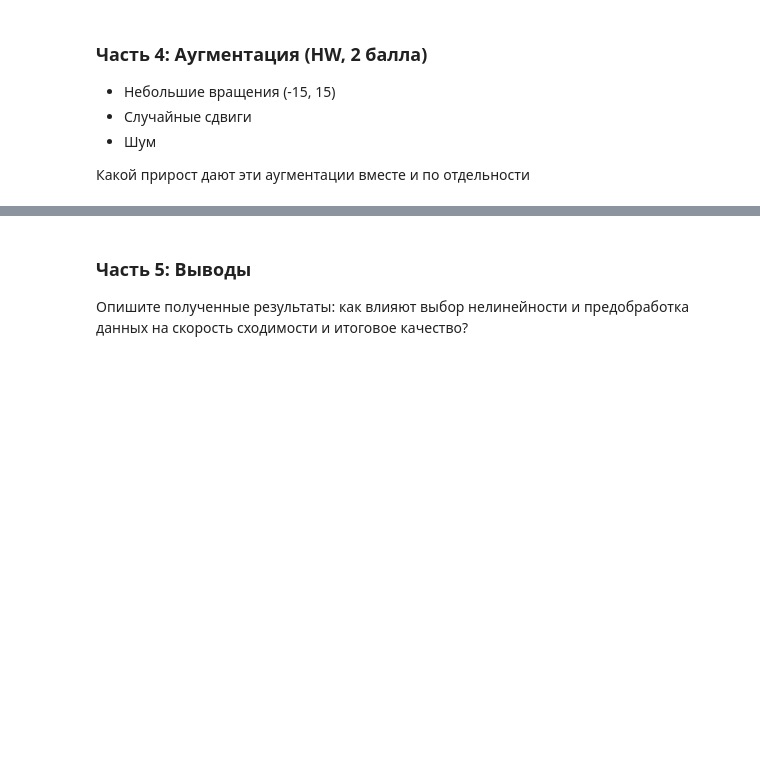
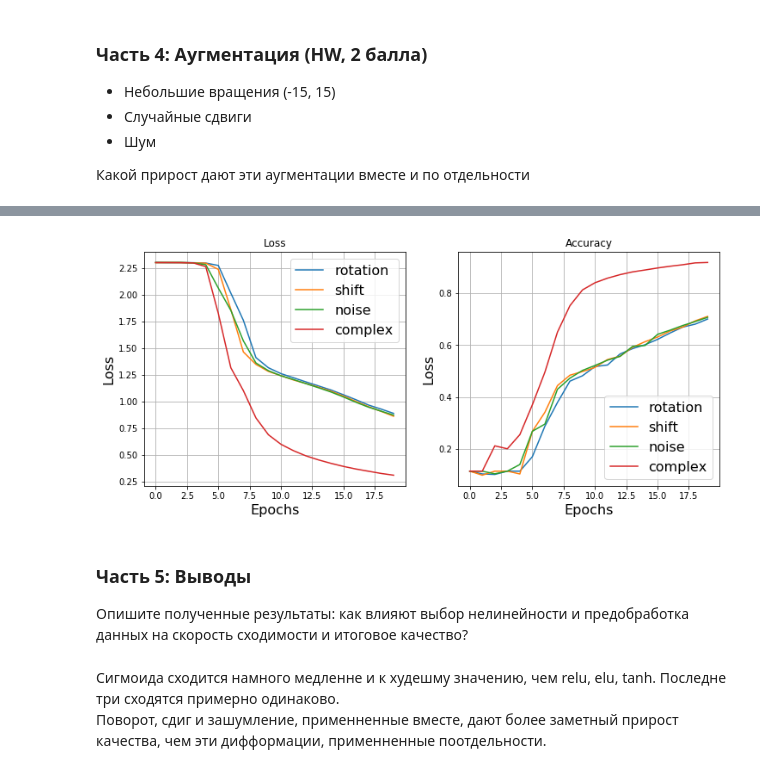
Before and after one commit to MariaMsu/Neural_Network, a Jupyter notebook: Cherepnina_2.ipynb, the cells around one changed output, grey strips where cells are left out. Cells and saved outputs as stored; diff of their text form; code cells hidden in the pictures; blank space fills up the shorter version.

```diff
--- a/Cherepnina_2.ipynb
+++ b/Cherepnina_2.ipynb
@@ -252,0 +387,15 @@ from skimage.transform import rotate
+# %%
+transform_all = transforms.Compose([
+                       transforms.RandomAffine(15, (0.1, 0.1)),
+                       transforms.ToTensor(),
+                       transforms.Lambda(lambda x: x + 0.1 * torch.randn_like(x)),
+                       transforms.Normalize((0.1307,), (0.3081,))
+                    ])
+
+train_loader, test_loader = data_prepare(transform_all)
+network = NeuralNetwork([Linear(784, 100), Sigmoid(),
+               Linear(100, 100), Sigmoid(),
+               Linear(100, 10)])
+loss = NLLLoss()
+
+tr_Aс, ts_Aс, tr_ac_Aс, ts_ac_Aс = train(network, 20, 0.01, plot=False, verbose=True)
@@ -253,3 +404,31 @@ from skimage.transform import rotate
+# %%
+plt.figure(figsize=(12, 5))
+plt.subplot(1, 2, 1)
+plt.title('Loss')
+plt.plot(ts_Ar, label='rotation')
+plt.plot(ts_As, label='shift')
+plt.plot(ts_An, label='noise')
+plt.plot(ts_Aс, label='complex')
+plt.xlabel('Epochs', fontsize=16)
+plt.ylabel('Loss', fontsize=16)
+plt.legend(loc=0, fontsize=16)
+plt.grid()
+plt.subplot(1, 2, 2)
+plt.title('Accuracy')
+plt.plot(ts_ac_Ar, label='rotation')
+plt.plot(ts_ac_As, label='shift')
+plt.plot(ts_ac_An, label='noise')
+plt.plot(ts_ac_Aс, label='complex')
+plt.xlabel('Epochs', fontsize=16)
+plt.ylabel('Loss', fontsize=16)
+plt.legend(loc=0, fontsize=16)
+plt.grid()
+plt.show()
+# %% [output]
+[figure, added]
 # %% [markdown]
 ### Часть 5: Выводы
 Опишите полученные результаты: как влияют выбор нелинейности и предобработка данных на скорость сходимости и итоговое качество?
+# %% [markdown]
+Сигмоида сходится намного медленне и к худешму значению, чем relu, elu, tanh. Последне три сходятся примерно одинаково.
+Поворот, сдиг и зашумление, применненные вместе, дают более заметный прирост качества, чем эти дифформации, применненные поотдельности.
```
Also changed, not shown: parts of 19 cells of this notebook.
